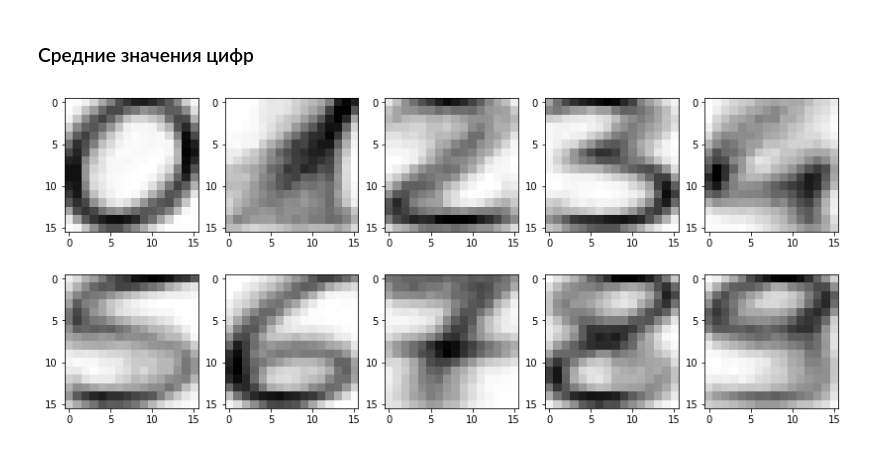
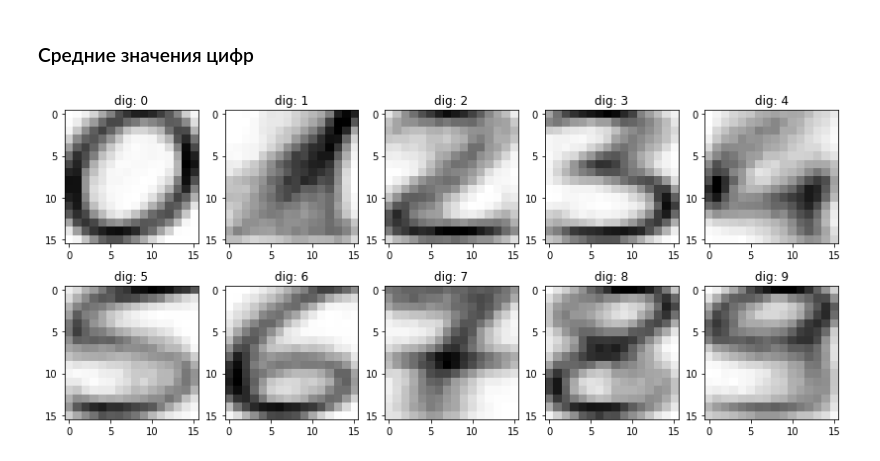
Before and after one commit to vench/study, a Jupyter notebook: lab_4.ipynb, the cells around one changed output. Drawn from its saved outputs; the diff is of its cells as text; code cells hidden in the pictures.

```diff
--- a/lab_4.ipynb
+++ b/lab_4.ipynb
@@ -26,19 +51,19 @@ df.sample(3)
 # %%
 import matplotlib.pyplot as plt
 import numpy as np
 
 %matplotlib inline
 
 plt.figure(figsize=(14,6))
 
 
 for i in range(1,11):
     key = 'y_%d' % i
     v = df[df[key]==1].mean(axis=0).values[:256]
     ax = plt.subplot(2,5, i)
-    #ax.title(key)
-    ax.imshow(v.reshape(16,16), cmap=plt.cm.gray_r, interpolation='nearest')
+    plt.title( 'dig: %d' % (i-1))
+    ax.imshow(v.reshape(16,16), cmap=plt.cm.gray_r)
 
 plt.show()
 # %% [output]
-[figure, old version]
+[figure, new version]
```
Also changed, not shown: parts of 14 cells of this notebook, 6 other files.
